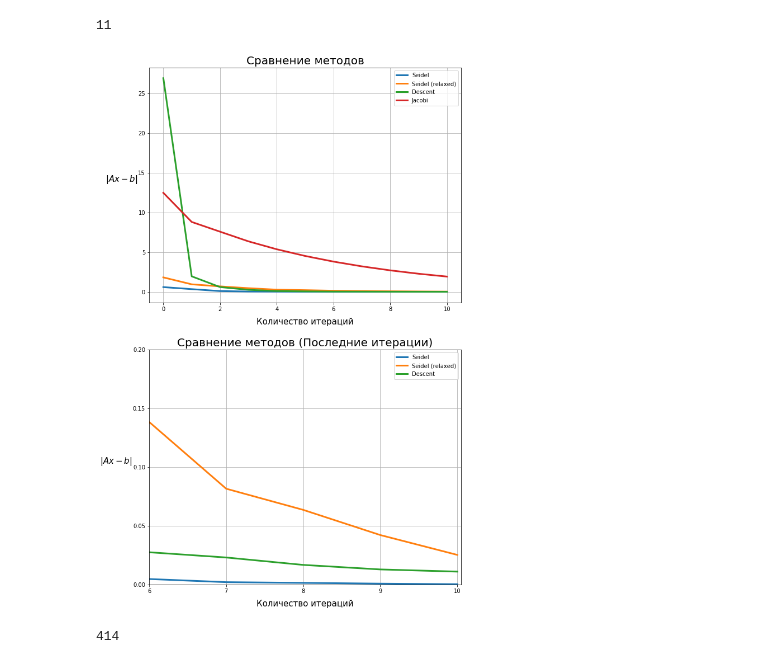
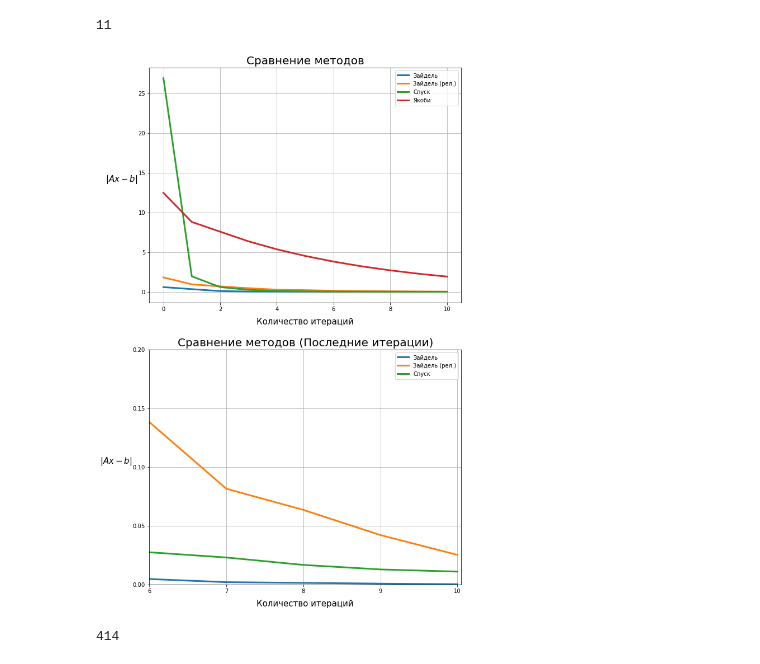
Before and after one commit to hazzus/numanal-hw2, a Jupyter notebook: vis/Graphs.ipynb, the cells around one changed output. Saved outputs shown, nothing was run; the diff lists cells and outputs as text; code cells hidden in the pictures.

Commit message:
[report] translate figure captions

```diff
--- a/vis/Graphs.ipynb
+++ b/vis/Graphs.ipynb
@@ -38,32 +38,32 @@ minlen
 # %%
 fig, axs = plt.subplots(2, 1, figsize=(10, 17), )
 
 axs[0].set_title('Сравнение методов', fontsize=20)
 axs[0].set_xlabel('Количество итераций', fontsize=15, labelpad=10)
 axs[0].set_ylabel('$|Ax - b|$', rotation=0, fontsize=15, labelpad=30)
 axs[0].grid(True)
-axs[0].plot(range(minlen), seidel_dominated[:minlen], label='Seidel', linewidth=3)
-axs[0].plot(range(minlen), seidel2_dominated[:minlen], label='Seidel (relaxed)', linewidth=3)
-axs[0].plot(range(minlen), descent_dominated[:minlen], label='Descent', linewidth=3)
-axs[0].plot(range(minlen), jacobi_dominated[:minlen], label='Jacobi', linewidth=3)
+axs[0].plot(range(minlen), seidel_dominated[:minlen], label='Зайдель', linewidth=3)
+axs[0].plot(range(minlen), seidel2_dominated[:minlen], label='Зайдель (рел.)', linewidth=3)
+axs[0].plot(range(minlen), descent_dominated[:minlen], label='Спуск', linewidth=3)
+axs[0].plot(range(minlen), jacobi_dominated[:minlen], label='Якоби', linewidth=3)
 axs[0].legend()
 
 axs[1].set_title('Сравнение методов (Последние итерации)', fontsize=20)
 axs[1].set_xlabel('Количество итераций', fontsize=15, labelpad=10)
 axs[1].set_ylabel('$|Ax - b|$', rotation=0, fontsize=15, labelpad=30)
 axs[1].grid(True)
-axs[1].plot(range(minlen), seidel_dominated[:minlen], label='Seidel', linewidth=3)
-axs[1].plot(range(minlen), seidel2_dominated[:minlen], label='Seidel (relaxed)', linewidth=3)
-axs[1].plot(range(minlen), descent_dominated[:minlen], label='Descent', linewidth=3)
+axs[1].plot(range(minlen), seidel_dominated[:minlen], label='Зайдель', linewidth=3)
+axs[1].plot(range(minlen), seidel2_dominated[:minlen], label='Зайдель (рел.)', linewidth=3)
+axs[1].plot(range(minlen), descent_dominated[:minlen], label='Спуск', linewidth=3)
 axs[1].legend()
 axs[1].set_xlim(6, 10.05)
 axs[1].set_xticks(range(6, 11))
 axs[1].set_ylim(0, 0.2)
 axs[1].set_yticks(np.arange(0, 0.21, 0.05))
 
 plt.savefig('./graphs/dominatedNew.png', dpi=300)
 # %% [output]
-[figure, old version]
+[figure, new version]
 # %%
 with open('../task3/iterations_random') as f:
     seidel_random = list(map(float, f.read().split()))
```
Also changed, not shown: parts of 2 cells of this notebook, 3 other files.
